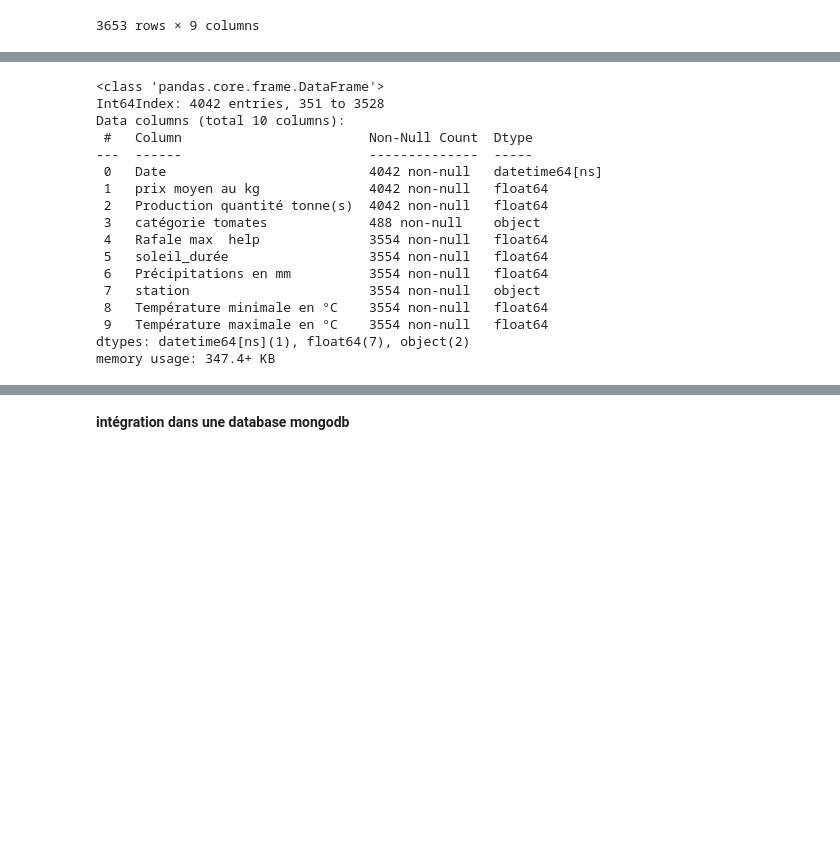
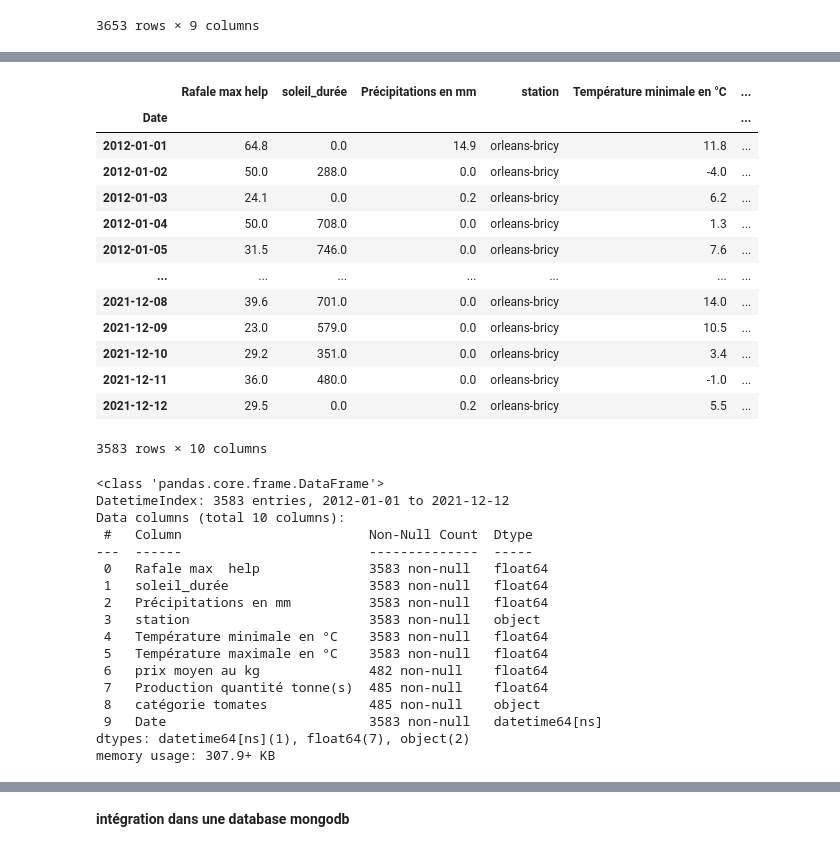
Before and after one commit to Lydu7979/Projet_Chef_d-oeuvre_Flask_bis, a Jupyter notebook: search/scrapping/Datascrap_and_input.ipynb, the cells around one changed output, grey strips where cells are left out. Saved outputs shown, nothing was run; the diff lists cells and outputs as text; code cells hidden in the pictures; blank space fills up the shorter version.

```diff
--- a/search/scrapping/Datascrap_and_input.ipynb
+++ b/search/scrapping/Datascrap_and_input.ipynb
@@ -456,23 +438,42 @@ P
+# %%
+P= Pop2.set_index('Date').join(Pop.set_index('Date'))
+P['Date'] = P.index
+P
+# %% [output]
+|  | Rafale max help | soleil_durée | Précipitations en mm | station | Température minimale en °C | ... |
+| Date |  |  |  |  |  | ... |
+| 2012-01-01 | 64.8 | 0.0 | 14.9 | orleans-bricy | 11.8 | ... |
+| 2012-01-02 | 50.0 | 288.0 | 0.0 | orleans-bricy | -4.0 | ... |
+| 2012-01-03 | 24.1 | 0.0 | 0.2 | orleans-bricy | 6.2 | ... |
+| 2012-01-04 | 50.0 | 708.0 | 0.0 | orleans-bricy | 1.3 | ... |
+| 2012-01-05 | 31.5 | 746.0 | 0.0 | orleans-bricy | 7.6 | ... |
+| ... | ... | ... | ... | ... | ... | ... |
+| 2021-12-08 | 39.6 | 701.0 | 0.0 | orleans-bricy | 14.0 | ... |
+| 2021-12-09 | 23.0 | 579.0 | 0.0 | orleans-bricy | 10.5 | ... |
+| 2021-12-10 | 29.2 | 351.0 | 0.0 | orleans-bricy | 3.4 | ... |
+| 2021-12-11 | 36.0 | 480.0 | 0.0 | orleans-bricy | -1.0 | ... |
+| 2021-12-12 | 29.5 | 0.0 | 0.2 | orleans-bricy | 5.5 | ... |
+3583 rows × 10 columns
 # %%
 P.info()
 # %% [output]
 <class 'pandas.core.frame.DataFrame'>
-Int64Index: 4042 entries, 351 to 3528
+DatetimeIndex: 3583 entries, 2012-01-01 to 2021-12-12
 Data columns (total 10 columns):
  #   Column                        Non-Null Count  Dtype
 ---  ------                        --------------  -----
- 0   Date                          4042 non-null   datetime64[ns]
- 1   prix moyen au kg              4042 non-null   float64
- 2   Production quantité tonne(s)  4042 non-null   float64
- 3   catégorie tomates             488 non-null    object
- 4   Rafale max  help              3554 non-null   float64
- 5   soleil_durée                  3554 non-null   float64
- 6   Précipitations en mm          3554 non-null   float64
- 7   station                       3554 non-null   object
- 8   Température minimale en °C    3554 non-null   float64
- 9   Température maximale en °C    3554 non-null   float64
+ 0   Rafale max  help              3583 non-null   float64
+ 1   soleil_durée                  3583 non-null   float64
+ 2   Précipitations en mm          3583 non-null   float64
+ 3   station                       3583 non-null   object
+ 4   Température minimale en °C    3583 non-null   float64
+ 5   Température maximale en °C    3583 non-null   float64
+ 6   prix moyen au kg              482 non-null    float64
+ 7   Production quantité tonne(s)  485 non-null    float64
+ 8   catégorie tomates             485 non-null    object
+ 9   Date                          3583 non-null   datetime64[ns]
 dtypes: datetime64[ns](1), float64(7), object(2)
-memory usage: 347.4+ KB
+memory usage: 307.9+ KB
 # %%
 total = P.isnull().sum().sort_values(ascending=False)
 percent = (P.isnull().sum()/P.isnull().count()).sort_values(ascending=False)
```
Also changed, not shown: parts of 18 cells of this notebook, 9 other files.
